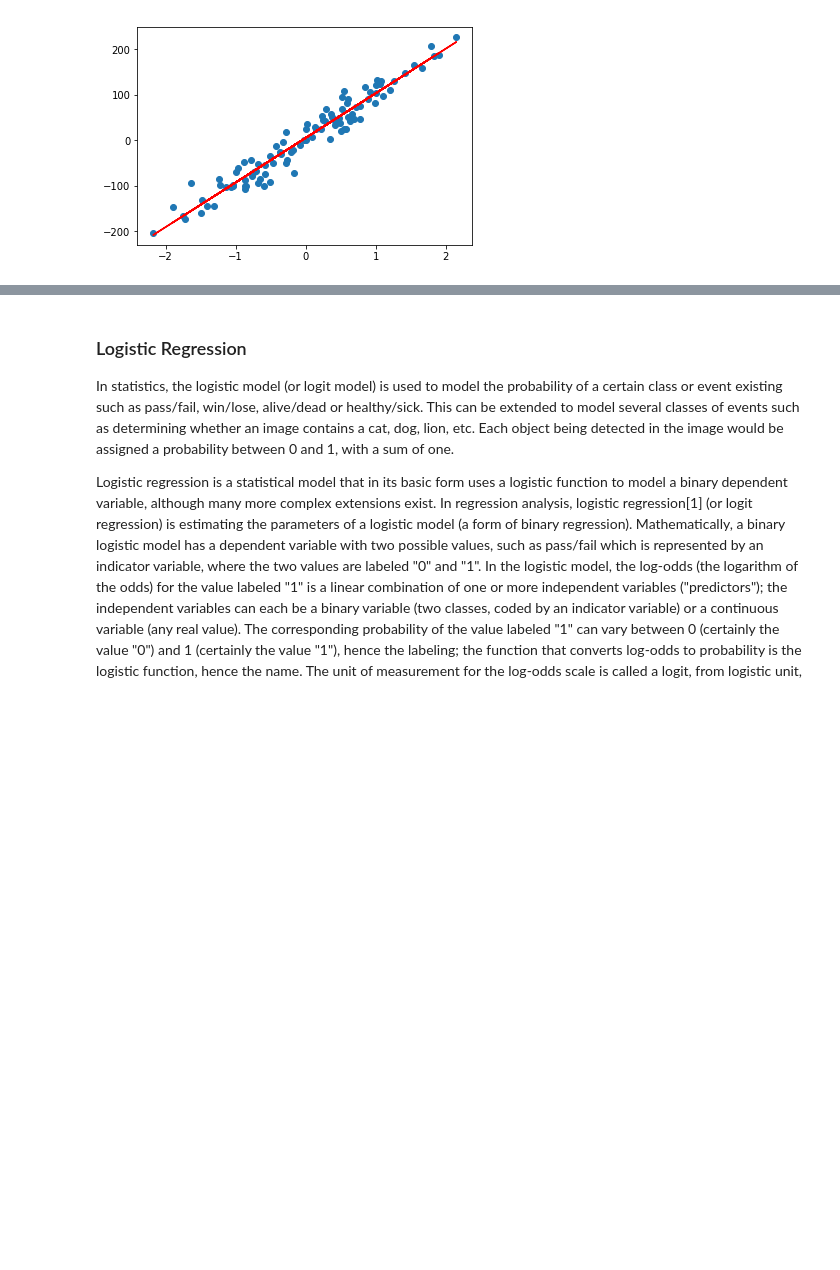
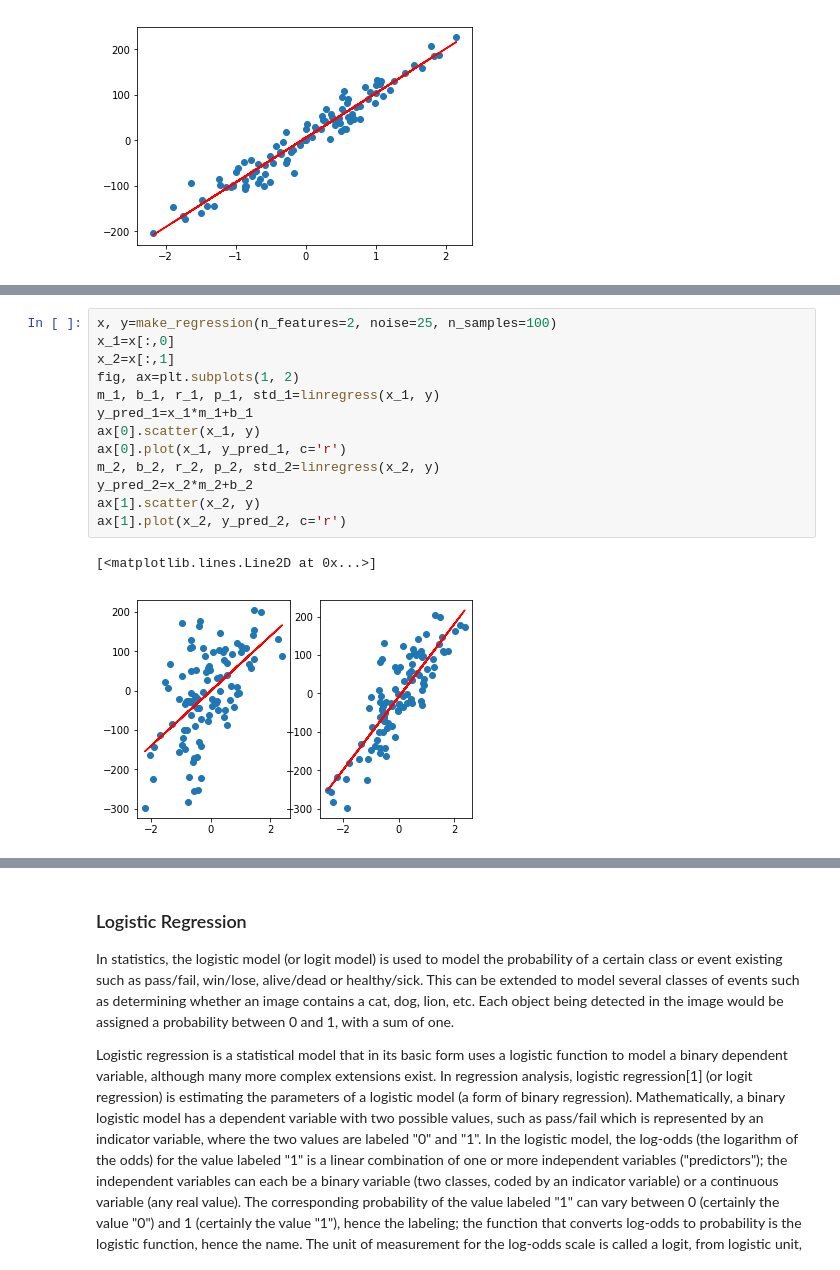
Before and after one commit to kevinclee26/nebula_ds, a Jupyter notebook: class_d7/regression_analysis.ipynb, the cells around one changed output, grey strips where cells are left out. Cells and saved outputs as stored; diff of their text form; blank space fills up the shorter version.

```diff
--- a/class_d7/regression_analysis.ipynb
+++ b/class_d7/regression_analysis.ipynb
@@ -56,0 +60,16 @@ x, y=make_regression(n_features=2, noise=25, n_samples=100)
+# %%
+x, y=make_regression(n_features=2, noise=25, n_samples=100)
+x_1=x[:,0]
+x_2=x[:,1]
+fig, ax=plt.subplots(1, 2)
+m_1, b_1, r_1, p_1, std_1=linregress(x_1, y)
+y_pred_1=x_1*m_1+b_1
+ax[0].scatter(x_1, y)
+ax[0].plot(x_1, y_pred_1, c='r')
+m_2, b_2, r_2, p_2, std_2=linregress(x_2, y)
+y_pred_2=x_2*m_2+b_2
+ax[1].scatter(x_2, y)
+ax[1].plot(x_2, y_pred_2, c='r')
+# %% [output]
+[<matplotlib.lines.Line2D at 0x...>]
+[figure, added]
```
Also changed, not shown: parts of 6 cells of this notebook, 3 other files.
